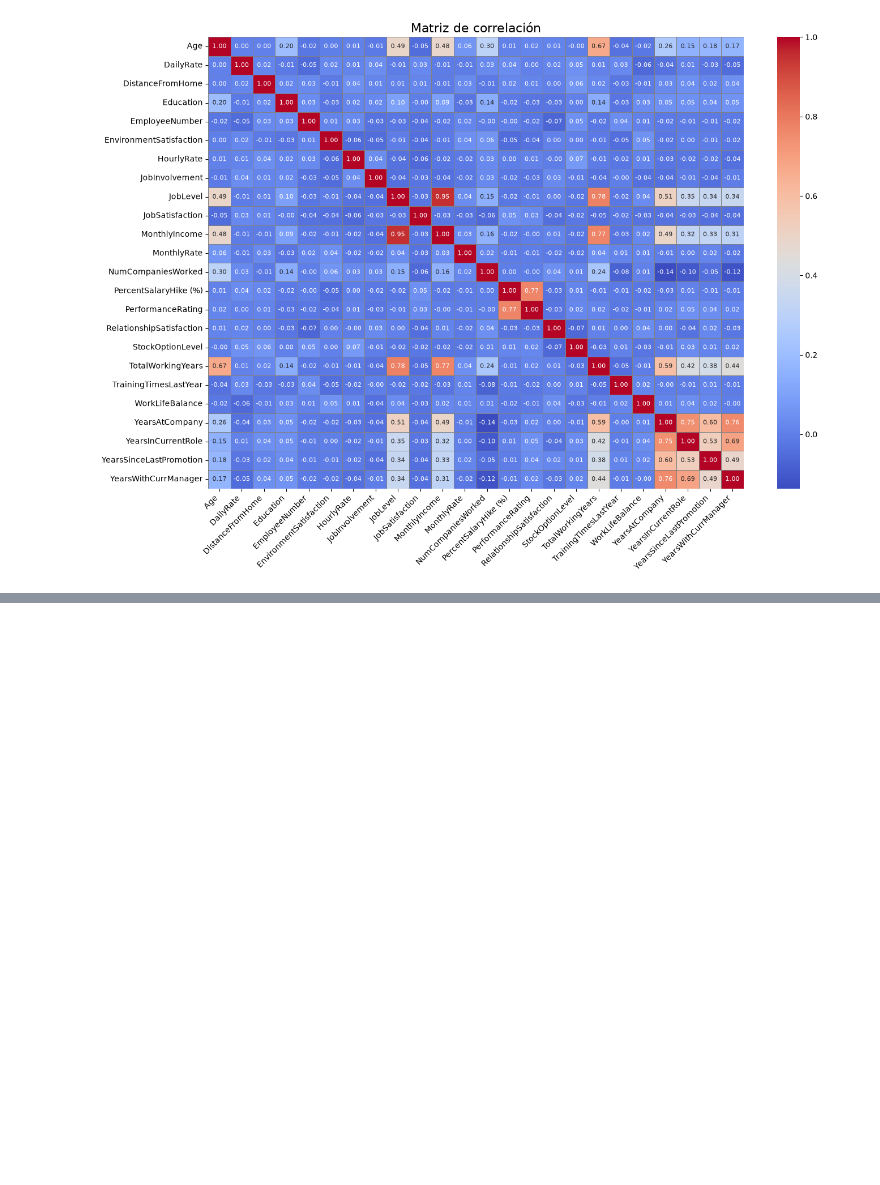
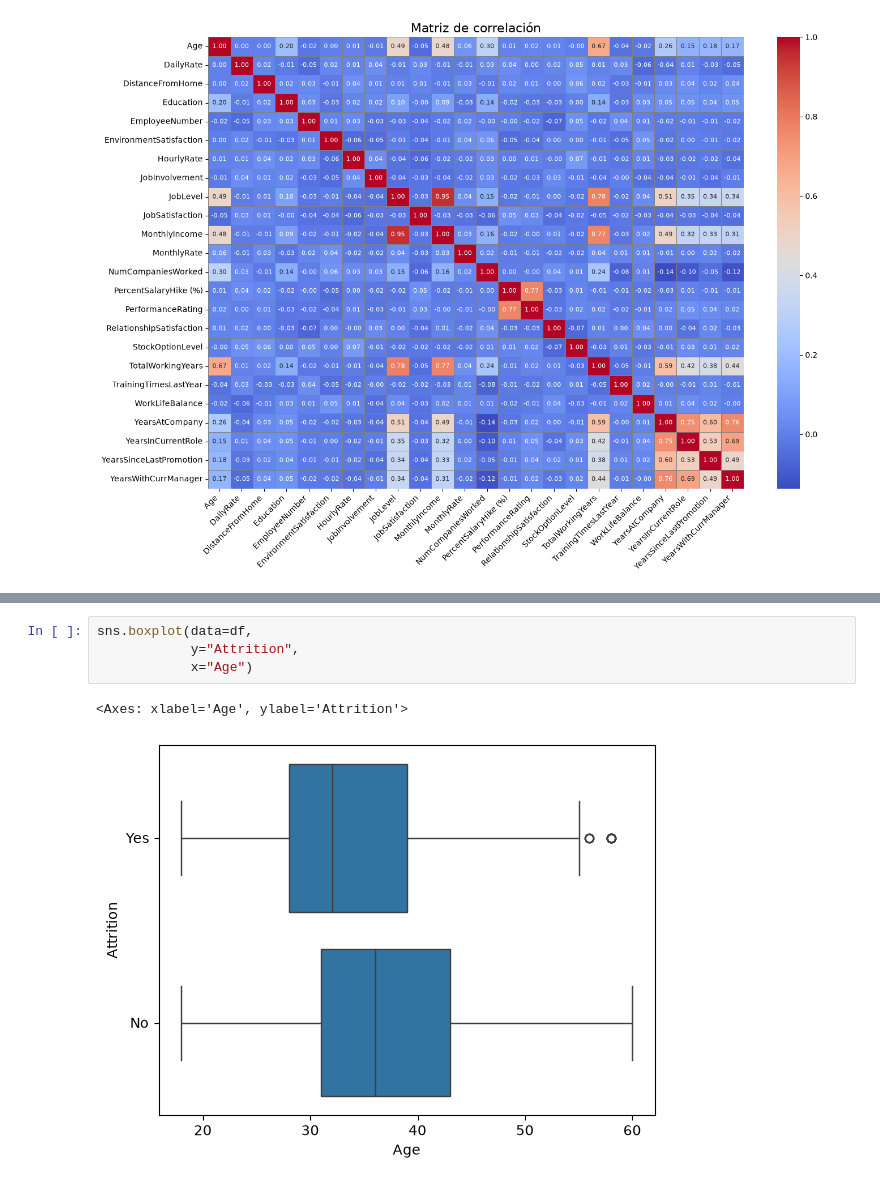
Before and after one commit to Adalab/proyecto-da-promo-67-modulo-3-team-3, a Jupyter notebook: proyecto.ipynb, the cells around one changed output, grey strips where cells are left out. Saved outputs shown, nothing was run; the diff lists cells and outputs as text; blank space fills up the shorter version.

```diff
--- a/proyecto.ipynb
+++ b/proyecto.ipynb
@@ -488,0 +518,7 @@ plt.tight_layout()
+# %%
+sns.boxplot(data=df,
+            y="Attrition",
+            x="Age")
+# %% [output]
+<Axes: xlabel='Age', ylabel='Attrition'>
+[figure, added]
```
Also changed, not shown: parts of 72 cells of this notebook.
